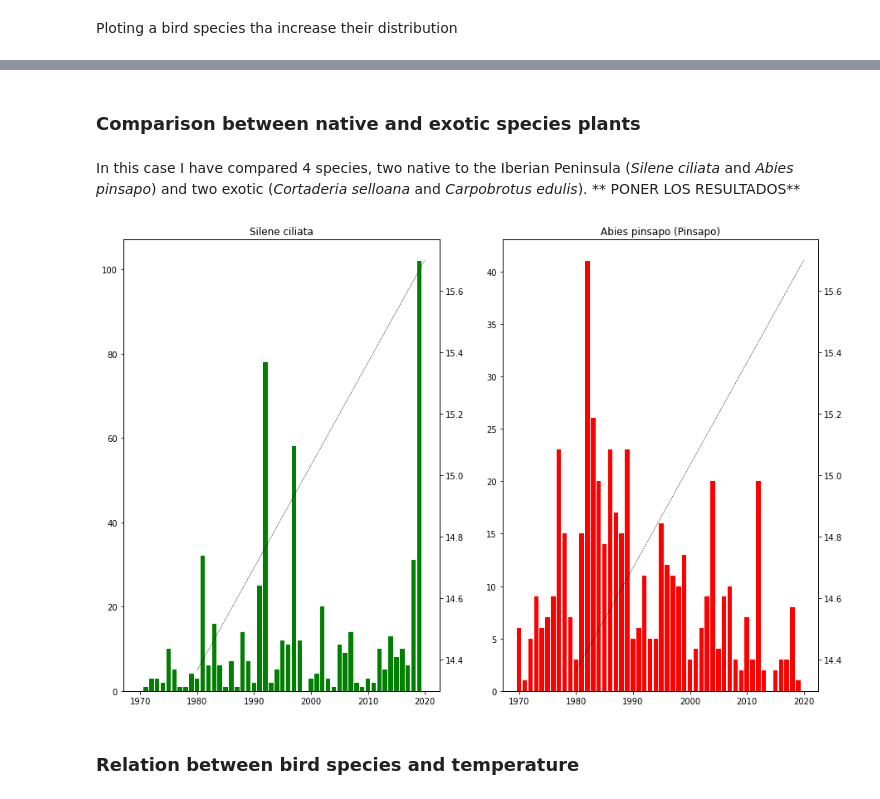
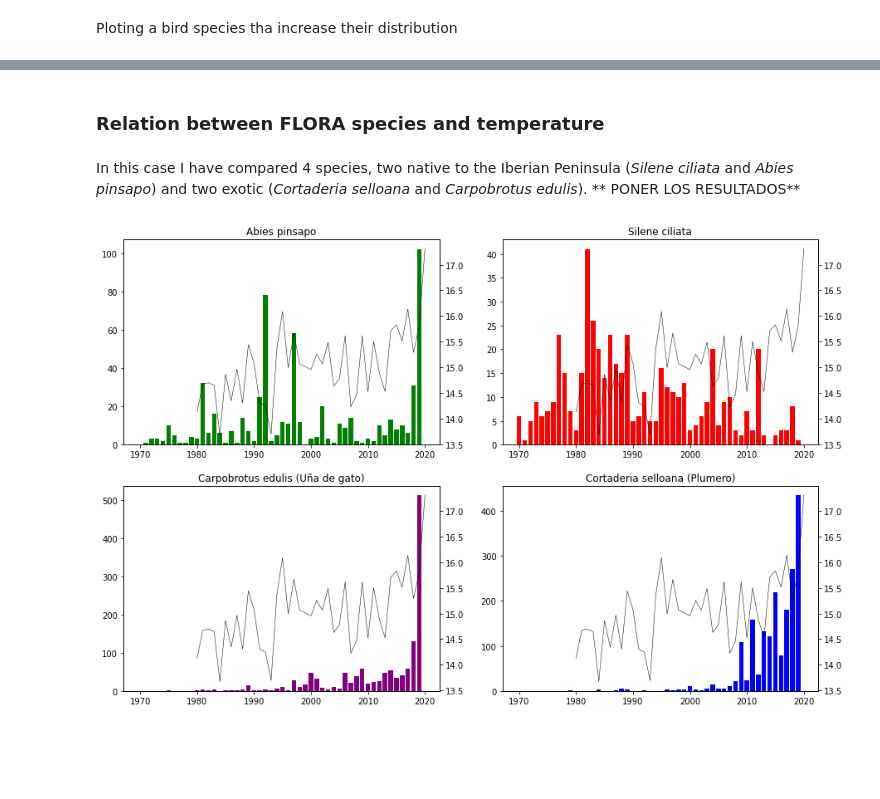
Before and after one commit to AnaAGG/Effects_of_Climatic_Change_on_Species_Distributions, a Jupyter notebook: Output/Visualization.ipynb, the cells around one changed output, grey strips where cells are left out. Cells and saved outputs as stored; diff of their text form; code cells hidden in the pictures; blank space fills up the shorter version.

```diff
--- a/Output/Visualization.ipynb
+++ b/Output/Visualization.ipynb
@@ -20,4 +18,4 @@ sys.path.append('../')
 df_spain = pd.read_csv("../Data/Temperature_Spain.csv")
 df_years = pd.read_csv("../Data/Temperature_Spain_year.csv")
 df_months= pd.read_csv("../Data/Temperature_Spain_month.csv")
-df_species= pd.read_csv("../Data/species.csv")
+df_species= pd.read_csv("species.csv")
@@ -127,41 +125,50 @@ Ploting a bird species tha increase their distribution
 # %%
-def generate_subdataframes(df):
+##Plants
+AP = df_species[df_species.species == 'Abies pinsapo Boiss.']
+SC = df_species[df_species.species == 'Silene ciliata Pourr.']
+CE = df_species[df_species.species == 'Carpobrotus edulis N.E.Br.']
+CS = df_species[df_species.species == 'Cortaderia selloana Asch. & Graebn.']
 
 
-AA = df_species[df_species.species == 'Apus affinis (J.E.Gray, 1830)']
+#Birds
+VV = df_species[df_species.species == 'Vanellus vanellus (Linnaeus, 1758)']
+GG= df_species[df_species.species == 'Grus grus (Linnaeus, 1758)']
 AC = df_species[df_species.species == 'Apus caffer (Lichtenstein, 1823)']
 CC = df_species[df_species.species == 'Ciconia ciconia (Linnaeus, 1758)']
-LM = df_species[df_species.species == 'Lanius minor Gmelin, 1788']
-AP = df_species[df_species.species == 'Abies pinsapo Boiss.']
-SC = df_species[df_species.species == 'Silene ciliata Pourr.']
-# %% [markdown]
-### Comparison between native and exotic species plants
-# %% [markdown]
-In this case I have compared 4 species, two native to the Iberian Peninsula (*Silene ciliata* and *Abies pinsapo*) and two exotic (*Cortaderia selloana* and *Carpobrotus edulis*). ** PONER LOS RESULTADOS**
+# %% [markdown]
+### Relation between FLORA species and temperature
+# %% [markdown]
+In this case I have compared 4 species, two native to the Iberian Peninsula (*Silene ciliata* and *Abies pinsapo*) and two exotic (*Cortaderia selloana* and *Carpobrotus edulis*). ** PONER LOS RESULTADOS**
 # %%
-fig, ((ax1, ax2)) = plt.subplots(nrows=1, ncols=2, sharex=False, sharey=False, figsize = (15,10))
+fig, ((ax1, ax2), (ax3, ax4)) = plt.subplots(nrows=2, ncols=2, sharex=False, sharey=False, figsize = (15,10))
 
 
 ax1.bar(AP.Year, AP.Occurrences, color = 'green')
 ax2.bar(SC.Year, SC.Occurrences, color = 'red')
+ax3.bar(CE.Year, CE.Occurrences, color = 'purple')
+ax4.bar(CS.Year, CS.Occurrences, color = 'blue')
+
+
+barax = ax1.twinx()
+barax.plot(df_years.Year, df_years['Madrid'], linewidth=0.5, color='black')
+
+barax = ax2.twinx()
+barax.plot(df_years.Year, df_years['Madrid'], linewidth=0.5, color='black')
+
+barax = ax3.twinx()
+barax.plot(df_years.Year, df_years['Madrid'], linewidth=0.5, color='black')
+
+barax = ax4.twinx()
+barax.plot(df_years.Year, df_years['Madrid'], linewidth=0.5, color='black')
+
 
 #add headers to each plot
-ax1.title.set_text('Silene ciliata')
-ax2.title.set_text('Abies pinsapo (Pinsapo)')
+ax1.title.set_text('Abies pinsapo')
+ax2.title.set_text('Silene ciliata')
+ax3.title.set_text('Carpobrotus edulis (Uña de gato)')
+ax4.title.set_text('Cortaderia selloana (Plumero)')
 
 
-
-z = np.polyfit(df_years.Year, df_years.Madrid, 1)
-p = np.poly1d(z)
-
-barax = ax1.twinx()
-barax.plot(df_years.Year,p(df_years.Year),"r--", color = 'black', linewidth=0.5)
-
-barax = ax2.twinx()
-barax.plot(df_years.Year,p(df_years.Year),"r--", color = 'black', linewidth=0.5)
-
 plt.show()
 # %% [output]
-[figure, old version]
+[figure, new version]
-# %% [markdown]
-### Relation between bird species and temperature
```
Also changed, not shown: parts of 14 cells of this notebook, 1 other file.
